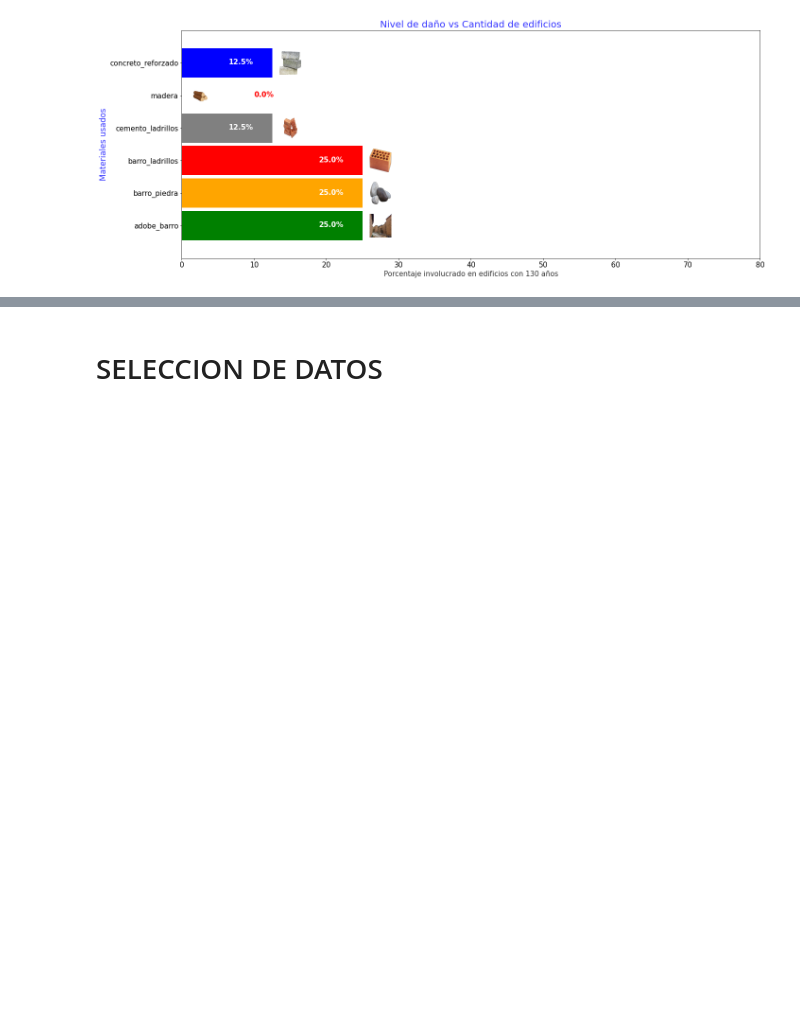
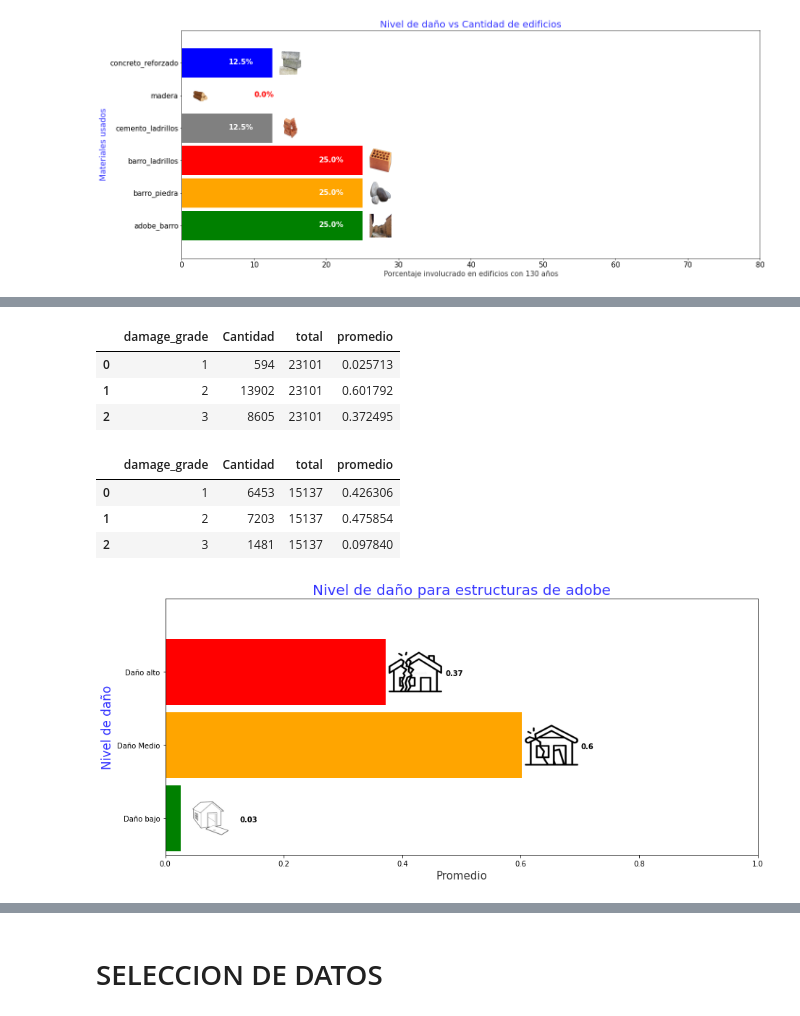
Before and after one commit to ffelfis/OrgaDatosTPs, a Jupyter notebook: TP1/Diego_TP1.ipynb, the cells around one changed output, grey strips where cells are left out. Cells and saved outputs as stored; diff of their text form; code cells hidden in the pictures; blank space fills up the shorter version.

```diff
--- a/TP1/Diego_TP1.ipynb
+++ b/TP1/Diego_TP1.ipynb
@@ -565,0 +659,68 @@ Año 135
+# %%
+#MERGE
+values_labels = train_values.merge(train_labels, how = 'inner' , on='building_id')
+
+adobe = values_labels[(values_labels['has_superstructure_adobe_mud'] == 1)]
+cemento = values_labels[(values_labels['has_superstructure_rc_non_engineered'] == 1) | (values_labels['has_superstructure_rc_engineered'] == 1)]
+total_adobe = adobe.shape[0]
+total_cemento = cemento.shape[0]
+# %%
+adobe = adobe.loc[:,['damage_grade']]
+ag = {'Cantidad' : ('damage_grade','count'),}
+danio_adobe = adobe.groupby(['damage_grade']).agg(**ag).reset_index()
+danio_adobe['total'] = total_adobe
+danio_adobe['promedio'] = danio_adobe.Cantidad / danio_adobe.total
+danio_adobe
+# %% [output]
+|  | damage_grade | Cantidad | total | promedio |
+| 0 | 1 | 594 | 23101 | 0.025713 |
+| 1 | 2 | 13902 | 23101 | 0.601792 |
+| 2 | 3 | 8605 | 23101 | 0.372495 |
+# %%
+cemento = cemento.loc[:,['damage_grade']]
+ag = {'Cantidad' : ('damage_grade','count'),}
+danio_cemento = cemento.groupby(['damage_grade']).agg(**ag).reset_index()
+danio_cemento['total'] = total_cemento
+danio_cemento['promedio'] = danio_cemento.Cantidad / danio_cemento.total
+danio_cemento
+# %% [output]
+|  | damage_grade | Cantidad | total | promedio |
+| 0 | 1 | 6453 | 15137 | 0.426306 |
+| 1 | 2 | 7203 | 15137 | 0.475854 |
+| 2 | 3 | 1481 | 15137 | 0.097840 |
+# %%
+labels =['Daño bajo','Daño Medio','Daño alto']
+colors = ['green','orange','red']
+levels = ['Daño Bajo','Daño Medio','Daño Alto']
+values = danio_adobe['promedio']
+
+height = 0.9
+v =plt.barh(y=labels, width=values, height=height, color=colors, align='center')
+plt.title("Nivel de daño para estructuras de adobe", fontsize=20, color = 'blue',alpha = 0.8)
+plt.ylabel("Nivel de daño", fontsize=17, color = 'blue', alpha = 0.8)
+plt.xlabel("Promedio", fontsize=15, color = 'black', alpha = 0.8)
+
+for i, (label, value) in enumerate(zip(labels, values)):
+    rut = (f'./drive/My Drive/Colab Notebooks/TP1/imagenes/damage{i+1}.jpg')
+    img = cv2.imread(rut, cv2.IMREAD_COLOR)
+    plt.imshow(img, extent=[value+0.1, value, i - height / 2.5, i + height / 2.5], aspect='auto', zorder=2, filterrad=10.0)
+
+plt.xlim(0,1)
+plt.ylim(-0.5, 3)
+#plt.legend(v, levels)
+
+for i, v in enumerate(values):
+    izq = (i+1)*0.1
+    if v == 0.0 :
+      position = v - 10
+      colors = 'red'
+    else :
+      position = v
+      colors = 'black'
+    plt.text(v+0.1,i - 0.05, str(round(v, 2)), color=colors, fontweight='bold')
+
+plt.gcf().set_size_inches(13, 6)
+plt.tight_layout()
+plt.show()
+# %% [output]
+[figure, added]
```
Also changed, not shown: parts of 20 cells of this notebook.
